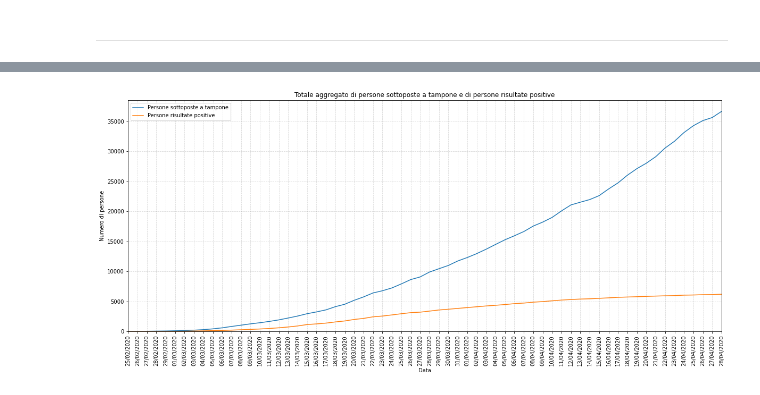
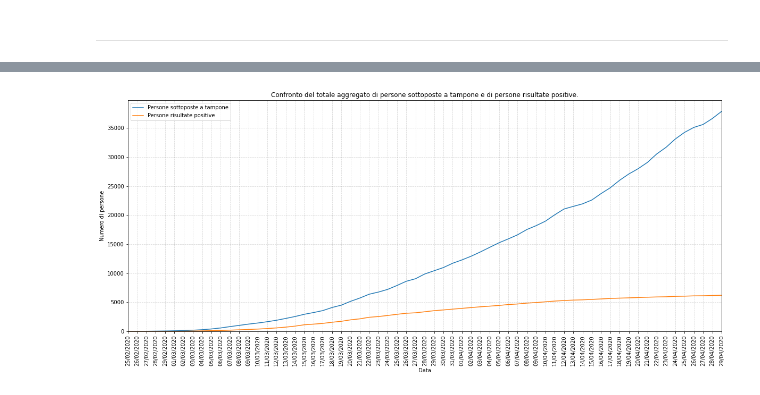
Before and after one commit to Biuni/coronavirus-marche, a Jupyter notebook: notebook/Andamento_Positivi.ipynb, the cells around one changed output, grey strips where cells are left out. Drawn from its saved outputs; the diff is of its cells as text; code cells hidden in the pictures.

```diff
--- a/notebook/Andamento_Positivi.ipynb
+++ b/notebook/Andamento_Positivi.ipynb
@@ -103,18 +108,19 @@ plt.show()
 # %%
 fig, ax = plt.subplots(figsize=(20,8))
 ax.plot(data['data'], data['tamponi_totali_casi_diagnosticati'], label='Persone sottoposte a tampone')
 ax.plot(data['data'], data['tamponi_totali_casi_positivi'], label='Persone risultate positive')
 ax.set_xlabel('Data')
 ax.set_ylabel('Numero di persone')
-ax.set_title('Totale aggregato di persone sottoposte a tampone e di persone risultate positive')
+ax.set_title('Confronto del totale aggregato di persone sottoposte a tampone e di persone risultate positive.')
 ax.legend()
 
 ax.yaxis.grid(color='gray', linestyle='dashed', alpha=0.3)
 ax.xaxis.grid(color='gray', linestyle='dashed', alpha=0.3)
 
 plt.xticks(data['data'], data['data'], rotation='vertical')
 plt.xlim(left=0, right=last_update)
 plt.ylim(bottom=0)
+plt.savefig('images/andamento-positivi-04.png', bbox_inches='tight')
 plt.show()
 # %% [output]
-[figure, old version]
+[figure, new version]
```
Also changed, not shown: parts of 17 cells of this notebook, 22 other files.
